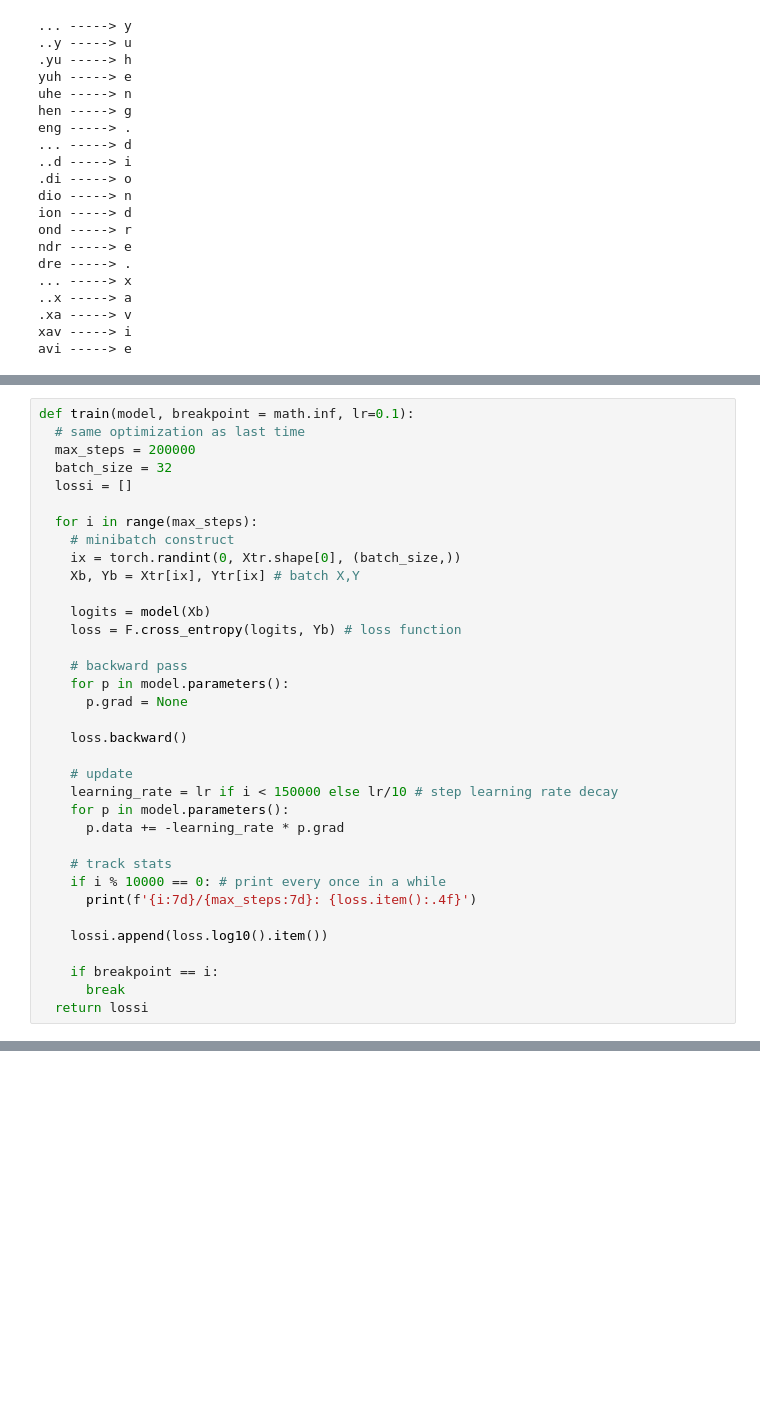
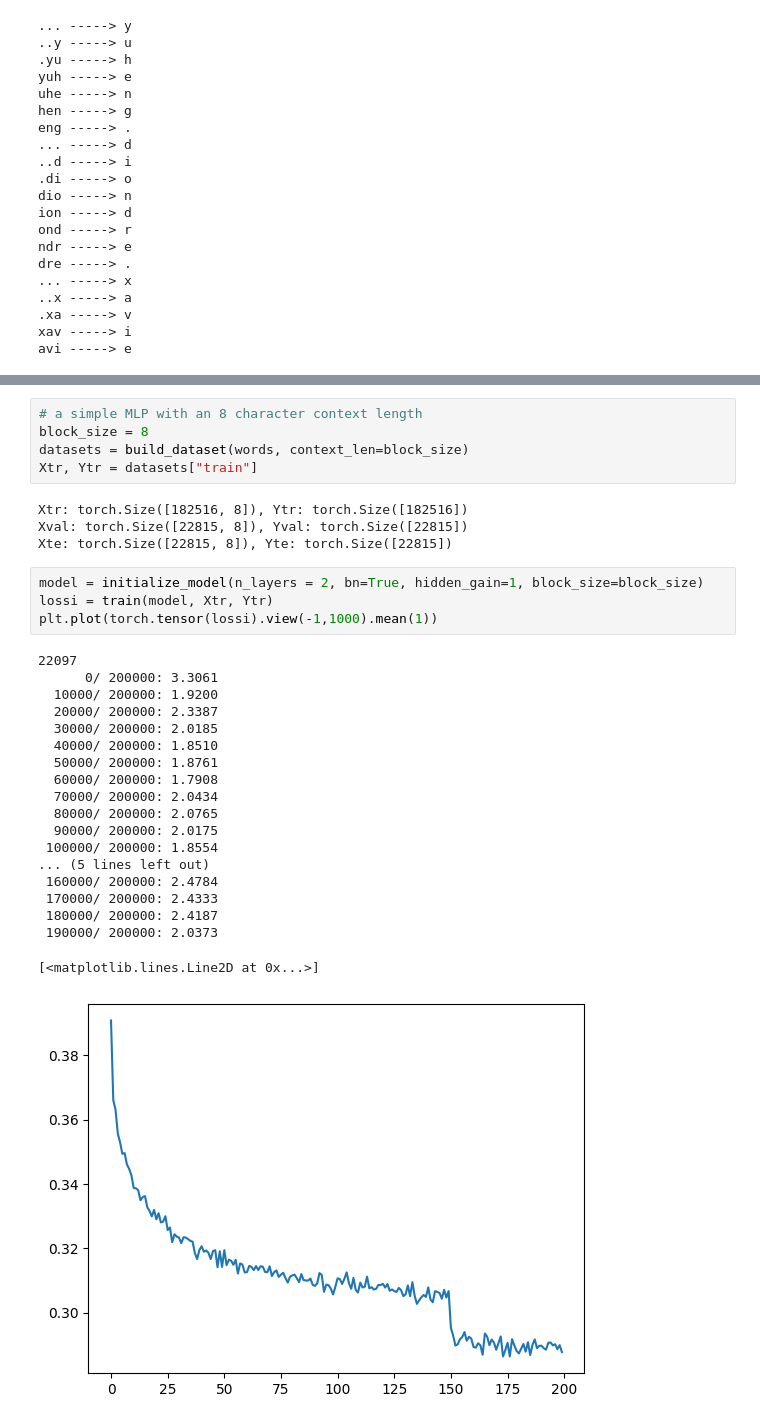
Before and after one commit to bartekstru/lite-language-model, a Jupyter notebook: wavenet.ipynb, the cells around one changed output, grey strips where cells are left out. Saved outputs shown, nothing was run; the diff lists cells and outputs as text; blank space fills up the shorter version.

```diff
--- a/wavenet.ipynb
+++ b/wavenet.ipynb
@@ -202,35 +303,0 @@ model = initialize_model(n_layers=2, bn=True, hidden_gain=1)
-# %%
-def train(model, breakpoint = math.inf, lr=0.1):
-  # same optimization as last time
-  max_steps = 200000
-  batch_size = 32
-  lossi = []
-
-  for i in range(max_steps):
-    # minibatch construct
-    ix = torch.randint(0, Xtr.shape[0], (batch_size,))
-    Xb, Yb = Xtr[ix], Ytr[ix] # batch X,Y
-
-    logits = model(Xb)
-    loss = F.cross_entropy(logits, Yb) # loss function
-
-    # backward pass
-    for p in model.parameters():
-      p.grad = None
-
-    loss.backward()
-
-    # update
-    learning_rate = lr if i < 150000 else lr/10 # step learning rate decay
-    for p in model.parameters():
-      p.data += -learning_rate * p.grad
-
-    # track stats
-    if i % 10000 == 0: # print every once in a while
-      print(f'{i:7d}/{max_steps:7d}: {loss.item():.4f}')
-
-    lossi.append(loss.log10().item())
-
-    if breakpoint == i:
-      break
-  return lossi
@@ -254,0 +312,33 @@ lossi = train(model)
+# %%
+# a simple MLP with an 8 character context length
+block_size = 8
+datasets = build_dataset(words, context_len=block_size)
+Xtr, Ytr = datasets["train"]
+# %% [output]
+Xtr: torch.Size([182516, 8]), Ytr: torch.Size([182516])
+Xval: torch.Size([22815, 8]), Yval: torch.Size([22815])
+Xte: torch.Size([22815, 8]), Yte: torch.Size([22815])
+# %%
+model = initialize_model(n_layers = 2, bn=True, hidden_gain=1, block_size=block_size)
+lossi = train(model, Xtr, Ytr)
+plt.plot(torch.tensor(lossi).view(-1,1000).mean(1))
+# %% [output]
+22097
+      0/ 200000: 3.3061
+  10000/ 200000: 1.9200
+  20000/ 200000: 2.3387
+  30000/ 200000: 2.0185
+  40000/ 200000: 1.8510
+  50000/ 200000: 1.8761
+  60000/ 200000: 1.7908
+  70000/ 200000: 2.0434
+  80000/ 200000: 2.0765
+  90000/ 200000: 2.0175
+ 100000/ 200000: 1.8554
+... (5 lines left out)
+ 160000/ 200000: 2.4784
+ 170000/ 200000: 2.4333
+ 180000/ 200000: 2.4187
+ 190000/ 200000: 2.0373
+[<matplotlib.lines.Line2D at 0x...>]
+[figure, added]
```
Also changed, not shown: parts of 39 cells of this notebook, 1 other file.
